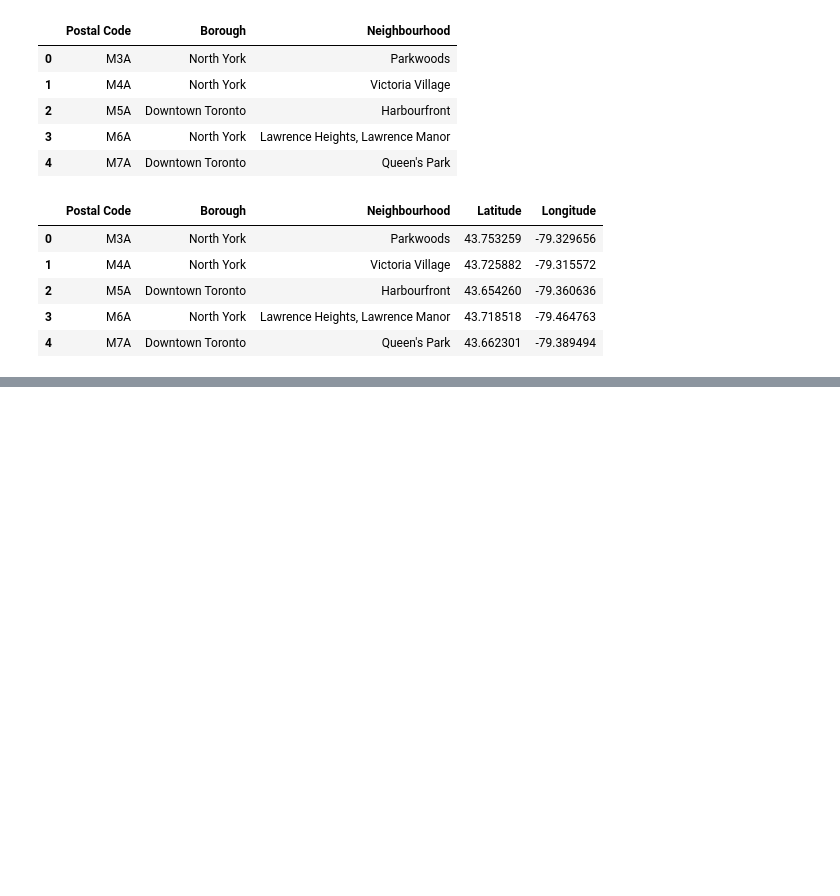
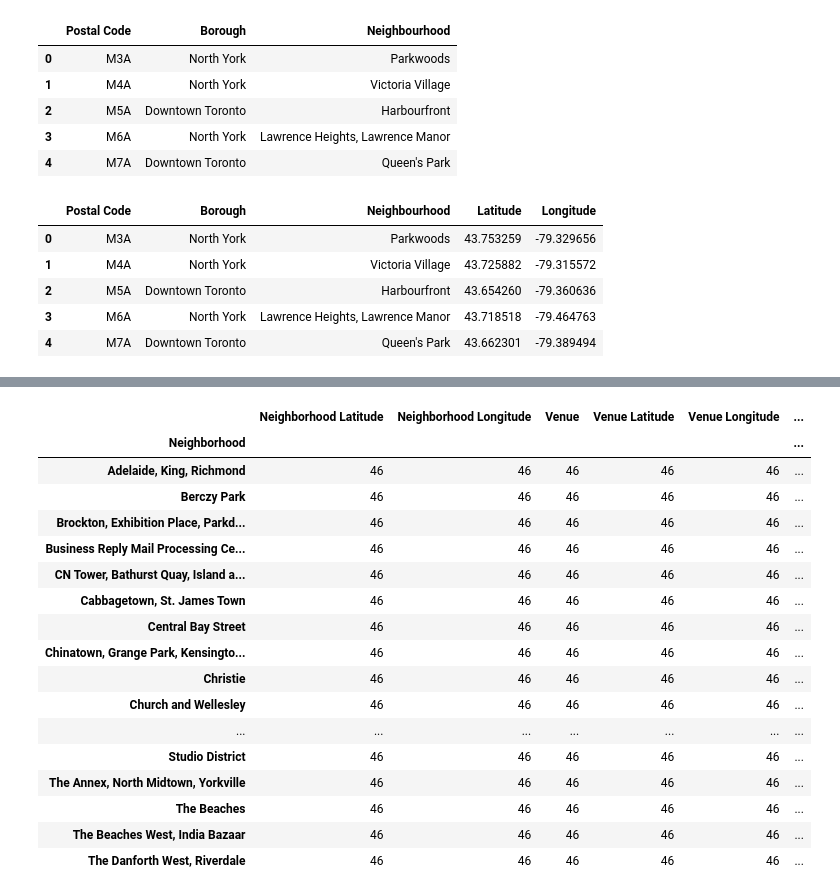
Before and after one commit to anjali-ramesh1995/Coursera-Capstone, a Jupyter notebook: Canada_postal_codes.ipynb, the cells around one changed output, grey strips where cells are left out. Saved outputs shown, nothing was run; the diff lists cells and outputs as text; code cells hidden in the pictures; blank space fills up the shorter version.

```diff
--- a/Canada_postal_codes.ipynb
+++ b/Canada_postal_codes.ipynb
@@ -66,0 +200,40 @@ df1.head()
+# %%
+def getNearbyVenues(names, latitudes, longitudes, radius=500):
+
+    venues_list=[]
+    for name, lat, lng in zip(names, latitudes, longitudes):
+        print(name)
+
+        # create the API request URL
+        url = 'https://api.foursquare.com/v2/venues/explore?&client_id={}&client_secret={}&v={}&ll={},{}&radius={}&limit={}'.format(
+            client_id,
+            client_secret,
+            version,
+            nbh_lat,
+            nbh_lng,
+            radius,
+            limit)
+
+        # make the GET request
+        results = requests.get(url).json()["response"]['groups'][0]['items']
+
+        # return only relevant information for each nearby venue
+        venues_list.append([(
+            name,
+            lat,
+            lng,
+            v['venue']['name'],
+            v['venue']['location']['lat'],
+            v['venue']['location']['lng'],
+            v['venue']['categories'][0]['name']) for v in results])
+
+    nearby_venues = pd.DataFrame([item for venue_list in venues_list for item in venue_list])
+    nearby_venues.columns = ['Neighborhood',
+                  'Neighborhood Latitude',
+                  'Neighborhood Longitude',
+                  'Venue',
+                  'Venue Latitude',
+                  'Venue Longitude',
+                  'Venue Category']
+
+    return(nearby_venues)
@@ -66,0 +269,21 @@ df1.head()
+# %%
+toronto_venues.groupby('Neighborhood').count()
+# %% [output]
+|  | Neighborhood Latitude | Neighborhood Longitude | Venue | Venue Latitude | Venue Longitude | ... |
+| Neighborhood |  |  |  |  |  | ... |
+| Adelaide, King, Richmond | 46 | 46 | 46 | 46 | 46 | ... |
+| Berczy Park | 46 | 46 | 46 | 46 | 46 | ... |
+| Brockton, Exhibition Place, Parkd... | 46 | 46 | 46 | 46 | 46 | ... |
+| Business Reply Mail Processing Ce... | 46 | 46 | 46 | 46 | 46 | ... |
+| CN Tower, Bathurst Quay, Island a... | 46 | 46 | 46 | 46 | 46 | ... |
+| Cabbagetown, St. James Town | 46 | 46 | 46 | 46 | 46 | ... |
+| Central Bay Street | 46 | 46 | 46 | 46 | 46 | ... |
+| Chinatown, Grange Park, Kensingto... | 46 | 46 | 46 | 46 | 46 | ... |
+| Christie | 46 | 46 | 46 | 46 | 46 | ... |
+| Church and Wellesley | 46 | 46 | 46 | 46 | 46 | ... |
+| ... | ... | ... | ... | ... | ... | ... |
+| Studio District | 46 | 46 | 46 | 46 | 46 | ... |
+| The Annex, North Midtown, Yorkville | 46 | 46 | 46 | 46 | 46 | ... |
+| The Beaches | 46 | 46 | 46 | 46 | 46 | ... |
+| The Beaches West, India Bazaar | 46 | 46 | 46 | 46 | 46 | ... |
+| The Danforth West, Riverdale | 46 | 46 | 46 | 46 | 46 | ... |
```
Also changed, not shown: parts of 32 cells of this notebook.
